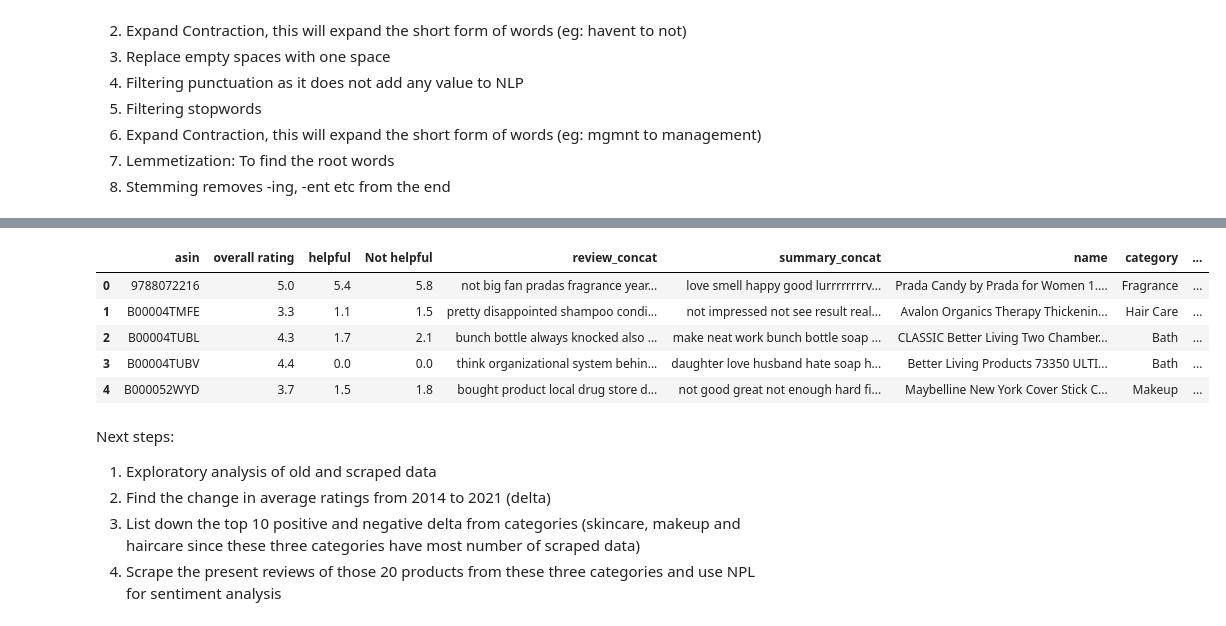
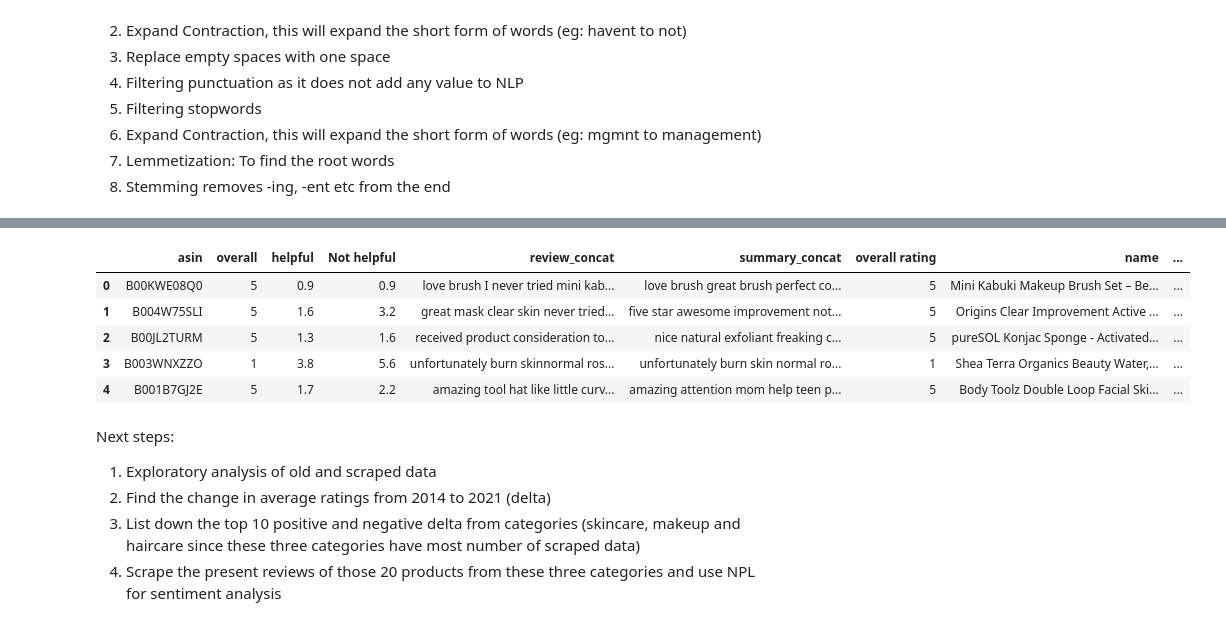
Before and after one commit to SwetaPrabh/Amazon_Web_Scraping, a Jupyter notebook: Data_wrangling_of_Scraped_data_and_Data_cleaning.ipynb, the cells around one changed output, grey strips where cells are left out. Cells and saved outputs as stored; diff of their text form; code cells hidden in the pictures.

```diff
--- a/Data_wrangling_of_Scraped_data_and_Data_cleaning.ipynb
+++ b/Data_wrangling_of_Scraped_data_and_Data_cleaning.ipynb
@@ -404,0 +424,4 @@ avg_rating = group_asin.agg('mean')['overall'].reset_index(name = "overall ratin
+# %%
+Unix_sort = Review.sort_values('unixReviewTime' ,ascending=False).groupby('asin').head(1)
+# %%
+Unix_sort = Unix_sort.drop(['reviewerID','reviewText','summary','helpful1','Not helpful','unixReviewTime'],axis =1)
@@ -405,7 +459,7 @@ avg_rating = group_asin.agg('mean')['overall'].reset_index(name = "overall ratin
 # %%
 #Merge these three dataframes
 helpful_merge = pd.merge(helpful_avg, unhelpful_avg, how ='inner', on ='asin')
-help_rate_old = pd.merge(avg_rating, helpful_merge, how ='inner', on ='asin')
+help_rate_old = pd.merge(Unix_sort, helpful_merge, how ='inner', on ='asin')
 # %%
 help_rate_old.head()
 # %% [output]
@@ -446,6 +509,6 @@ help_rate_Review_old_summary = pd.merge(help_rate_Review_old, summary_concat, ho
 # %%
 #Round off 2, 3 and 4 columns
-help_rate_Review_old_summary['overall rating']= help_rate_Review_old_summary['overall rating'].round(decimals = 1)
+help_rate_Review_old_summary['overall rating']= help_rate_Review_old_summary['overall'].round(decimals = 1)
 help_rate_Review_old_summary['helpful']=help_rate_Review_old_summary['helpful'].round(decimals = 1)
 help_rate_Review_old_summary['Not helpful']= help_rate_Review_old_summary['Not helpful'].round(decimals = 1)
 # %%
@@ -584,9 +649,9 @@ Merged_reviews_summary.iloc[1,5]
 # %%
-Merged_reviews_summary.head()
+Merged_reviews_summary.head(5)
 # %% [output]
-|  | asin | overall rating | helpful | Not helpful | review_concat | summary_concat | name | category | ... |
-| 0 | 9788072216 | 5.0 | 5.4 | 5.8 | not big fan pradas fragrance year... | love smell happy good lurrrrrrrrv... | Prada Candy by Prada for Women 1.... | Fragrance | ... |
-| 1 | B00004TMFE | 3.3 | 1.1 | 1.5 | pretty disappointed shampoo condi... | not impressed not see result real... | Avalon Organics Therapy Thickenin... | Hair Care | ... |
-| 2 | B00004TUBL | 4.3 | 1.7 | 2.1 | bunch bottle always knocked also ... | make neat work bunch bottle soap ... | CLASSIC Better Living Two Chamber... | Bath | ... |
-| 3 | B00004TUBV | 4.4 | 0.0 | 0.0 | think organizational system behin... | daughter love husband hate soap h... | Better Living Products 73350 ULTI... | Bath | ... |
-| 4 | B000052WYD | 3.7 | 1.5 | 1.8 | bought product local drug store d... | not good great not enough hard fi... | Maybelline New York Cover Stick C... | Makeup | ... |
+|  | asin | overall | helpful | Not helpful | review_concat | summary_concat | overall rating | name | ... |
+| 0 | B00KWE08Q0 | 5 | 0.9 | 0.9 | love brush I never tried mini kab... | love brush great brush perfect co... | 5 | Mini Kabuki Makeup Brush Set – Be... | ... |
+| 1 | B004W75SLI | 5 | 1.6 | 3.2 | great mask clear skin never tried... | five star awesome improvement not... | 5 | Origins Clear Improvement Active ... | ... |
+| 2 | B00JL2TURM | 5 | 1.3 | 1.6 | received product consideration to... | nice natural exfoliant freaking c... | 5 | pureSOL Konjac Sponge - Activated... | ... |
+| 3 | B003WNXZZO | 1 | 3.8 | 5.6 | unfortunately burn skinnormal ros... | unfortunately burn skin normal ro... | 1 | Shea Terra Organics Beauty Water,... | ... |
+| 4 | B001B7GJ2E | 5 | 1.7 | 2.2 | amazing tool hat like little curv... | amazing attention mom help teen p... | 5 | Body Toolz Double Loop Facial Ski... | ... |
```
Also changed, not shown: parts of 23 cells of this notebook.
